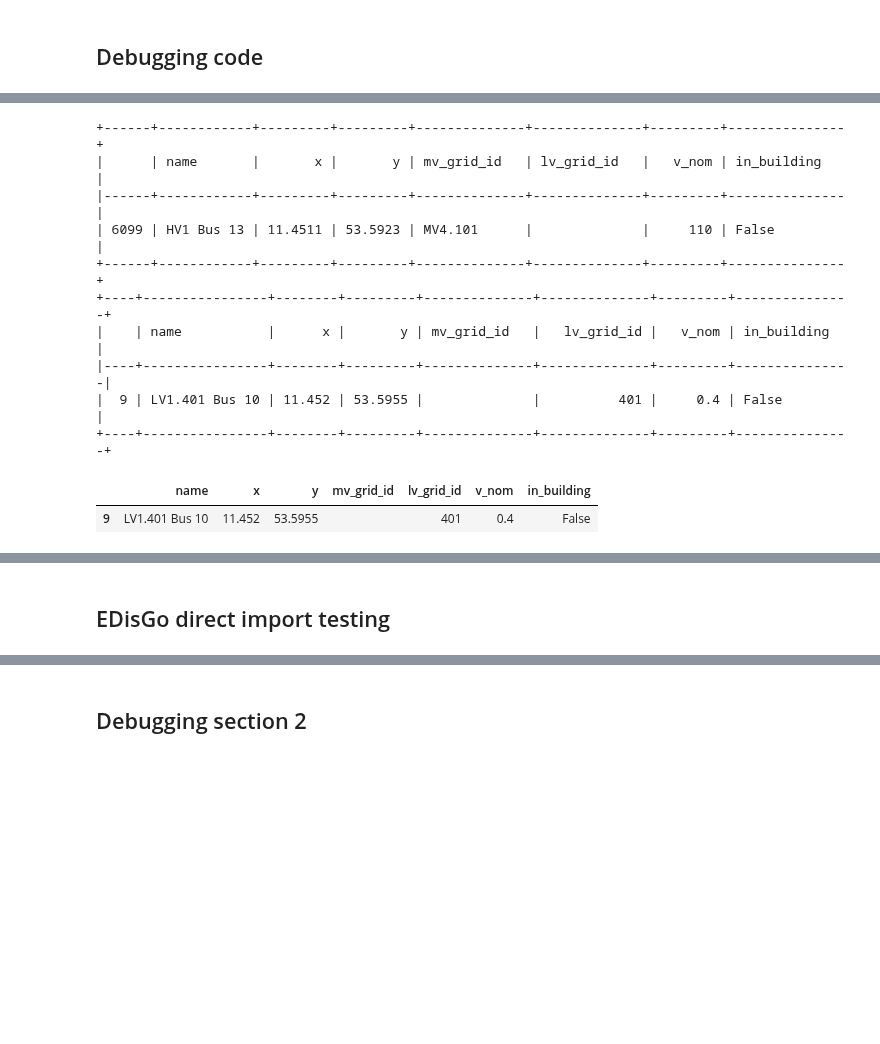
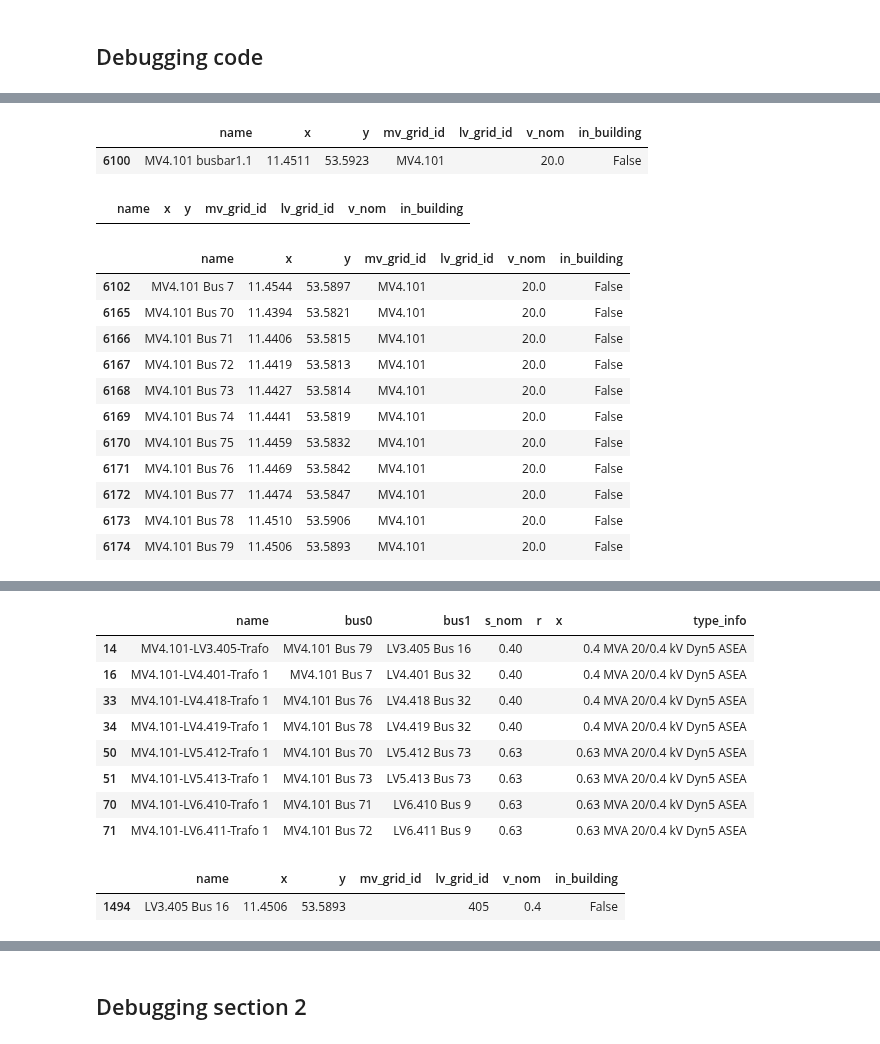
Before and after one commit to openego/eDisGo, a Jupyter notebook: edisgo/io/simbench_importer/simbench_importer.ipynb, the cells around one changed output, grey strips where cells are left out. Saved outputs shown, nothing was run; the diff lists cells and outputs as text; code cells hidden in the pictures; blank space fills up the shorter version.

Commit message:
first analyzible import

```diff
--- a/edisgo/io/simbench_importer/simbench_importer.ipynb
+++ b/edisgo/io/simbench_importer/simbench_importer.ipynb
@@ -46,5 +57,0 @@ Importing the simbench raw data into panda dataframes
-# %%
-file_list = [i for i in grid_dir.iterdir()]
-simbench_dict = {i.name[:-4]:pd.read_csv(i,delimiter=";") for i in file_list}
-for i in simbench_dict.keys(): print (i)
-sb_ding0_dict = {}
@@ -490,0 +494,10 @@ sb_ding0_dict['storage_units_df'] = storage_units_df
+# %%
+edisgo_obj = EDisGo(import_timeseries=False)
+edisgo_obj.topology.buses_df = buses_df.set_index('name')
+edisgo_obj.topology.generators_df = generators_df.set_index('name')
+edisgo_obj.topology.lines_df = lines_df.set_index('name')
+edisgo_obj.topology.loads_df = loads_df.set_index('name')
+edisgo_obj.topology.switches_df = switches_df.set_index('name')
+edisgo_obj.topology.transformers_hvmv_df = transformers_hvmv_df.set_index('name')
+edisgo_obj.topology.transformers_df = transformers_df.set_index('name')
+edisgo_obj.topology.storage_units_df = storage_units_df.set_index('name')
@@ -505,40 +558,36 @@ storage_units_df
 # %%
 # for key in sb_ding0_dict:
 #     print ("key: " + key)
 #     if 'generators' or 'loads' in key:
 #         search_str(sb_ding0_dict[key],'bus','HV1 Bus 13',invert=False)
 #     elif 'lines' or 'transformers' in key:
 #         search_str(sb_ding0_dict[key],'bus0','HV1 Bus 13',invert=False)
 #         search_str(sb_ding0_dict[key],'bus1','HV1 Bus 13',invert=False)
 #     elif 'switches' in key:
 #         search_str(sb_ding0_dict[key],'bus_closed','HV1 Bus 13',invert=False)
 #         search_str(sb_ding0_dict[key],'bus_open','HV1 Bus 13',invert=False)
 
 # search_str(generators_df,'name','MV4.101 MV SGen 1',invert=False)
-search_str(buses_df,'name','HV',invert=False)
-search_str(buses_df,'name','LV1.401 Bus 10',invert=False)
-
-# sb_node_df = simbench_dict['Node']
-# pd_print(sb_node_df.head())
-# search_str(sb_node_df,'id','MV4.101 Bus 28',invert=False)
-# search_str(sb_node_df,'type','busbar',invert=True)
-# search_str(sb_node_df,'id','HV1 Bus 13',invert=False)
-
-# ding0_grid = parent_dir / 'Data_working' / 'ding0_test_network'
-# ding0_bus_df_csv = ding0_grid / 'buses.csv'
-# ding0_bus_df = pd.read_csv(ding0_bus_df_csv)
-# pd_print (ding0_bus_df.head())
-# search_str(ding0_bus_df,'name','hv',invert=False)
+# search_str(buses_df,'name','HV',invert=False)
+search_str(buses_df,'name','MV4.101 busbar1.1',invert=False)
+search_str(buses_df,'name','HV1 Bus 13',invert=False)
+search_str(buses_df,'name','MV4.101 Bus 7',invert=False)
+search_str(lines_df,'bus0','MV4.101 busbar1.1',invert=False)
+search_str(transformers_df,'bus0','MV4.101 Bus 7',invert=False)
+search_str(buses_df,'name','LV3.405 Bus 16',invert=False)
 # %% [output]
-+------+------------+---------+---------+--------------+--------------+---------+---------------+
-|      | name       |       x |       y | mv_grid_id   | lv_grid_id   |   v_nom | in_building   |
-|------+------------+---------+---------+--------------+--------------+---------+---------------|
-| 6099 | HV1 Bus 13 | 11.4511 | 53.5923 | MV4.101      |              |     110 | False         |
-+------+------------+---------+---------+--------------+--------------+---------+---------------+
-+----+----------------+--------+---------+--------------+--------------+---------+---------------+
-|    | name           |      x |       y | mv_grid_id   |   lv_grid_id |   v_nom | in_building   |
-|----+----------------+--------+---------+--------------+--------------+---------+---------------|
-|  9 | LV1.401 Bus 10 | 11.452 | 53.5955 |              |          401 |     0.4 | False         |
-+----+----------------+--------+---------+--------------+--------------+---------+---------------+
 |  | name | x | y | mv_grid_id | lv_grid_id | v_nom | in_building |
-| 9 | LV1.401 Bus 10 | 11.452 | 53.5955 |  | 401 | 0.4 | False |
+| 6100 | MV4.101 busbar1.1 | 11.4511 | 53.5923 | MV4.101 |  | 20.0 | False |
+|  | name | x | y | mv_grid_id | lv_grid_id | v_nom | in_building |
+|  | name | x | y | mv_grid_id | lv_grid_id | v_nom | in_building |
+| 6102 | MV4.101 Bus 7 | 11.4544 | 53.5897 | MV4.101 |  | 20.0 | False |
+| 6165 | MV4.101 Bus 70 | 11.4394 | 53.5821 | MV4.101 |  | 20.0 | False |
+| 6166 | MV4.101 Bus 71 | 11.4406 | 53.5815 | MV4.101 |  | 20.0 | False |
+| 6167 | MV4.101 Bus 72 | 11.4419 | 53.5813 | MV4.101 |  | 20.0 | False |
+| 6168 | MV4.101 Bus 73 | 11.4427 | 53.5814 | MV4.101 |  | 20.0 | False |
+| 6169 | MV4.101 Bus 74 | 11.4441 | 53.5819 | MV4.101 |  | 20.0 | False |
+| 6170 | MV4.101 Bus 75 | 11.4459 | 53.5832 | MV4.101 |  | 20.0 | False |
+| 6171 | MV4.101 Bus 76 | 11.4469 | 53.5842 | MV4.101 |  | 20.0 | False |
+| 6172 | MV4.101 Bus 77 | 11.4474 | 53.5847 | MV4.101 |  | 20.0 | False |
+| 6173 | MV4.101 Bus 78 | 11.4510 | 53.5906 | MV4.101 |  | 20.0 | False |
+| 6174 | MV4.101 Bus 79 | 11.4506 | 53.5893 | MV4.101 |  | 20.0 | False |
@@ -545,2 +605,11 @@ search_str(buses_df,'name','LV1.401 Bus 10',invert=False)
+|  | name | bus0 | bus1 | s_nom | r | x | type_info |
+| 14 | MV4.101-LV3.405-Trafo | MV4.101 Bus 79 | LV3.405 Bus 16 | 0.40 |  |  | 0.4 MVA 20/0.4 kV Dyn5 ASEA |
+| 16 | MV4.101-LV4.401-Trafo 1 | MV4.101 Bus 7 | LV4.401 Bus 32 | 0.40 |  |  | 0.4 MVA 20/0.4 kV Dyn5 ASEA |
+| 33 | MV4.101-LV4.418-Trafo 1 | MV4.101 Bus 76 | LV4.418 Bus 32 | 0.40 |  |  | 0.4 MVA 20/0.4 kV Dyn5 ASEA |
+| 34 | MV4.101-LV4.419-Trafo 1 | MV4.101 Bus 78 | LV4.419 Bus 32 | 0.40 |  |  | 0.4 MVA 20/0.4 kV Dyn5 ASEA |
+| 50 | MV4.101-LV5.412-Trafo 1 | MV4.101 Bus 70 | LV5.412 Bus 73 | 0.63 |  |  | 0.63 MVA 20/0.4 kV Dyn5 ASEA |
+| 51 | MV4.101-LV5.413-Trafo 1 | MV4.101 Bus 73 | LV5.413 Bus 73 | 0.63 |  |  | 0.63 MVA 20/0.4 kV Dyn5 ASEA |
+| 70 | MV4.101-LV6.410-Trafo 1 | MV4.101 Bus 71 | LV6.410 Bus 9 | 0.63 |  |  | 0.63 MVA 20/0.4 kV Dyn5 ASEA |
+| 71 | MV4.101-LV6.411-Trafo 1 | MV4.101 Bus 72 | LV6.411 Bus 9 | 0.63 |  |  | 0.63 MVA 20/0.4 kV Dyn5 ASEA |
+|  | name | x | y | mv_grid_id | lv_grid_id | v_nom | in_building |
+| 1494 | LV3.405 Bus 16 | 11.4506 | 53.5893 |  | 405 | 0.4 | False |
-# %% [markdown]
-## EDisGo direct import testing
```
Also changed, not shown: parts of 51 cells of this notebook, 2 other files.
